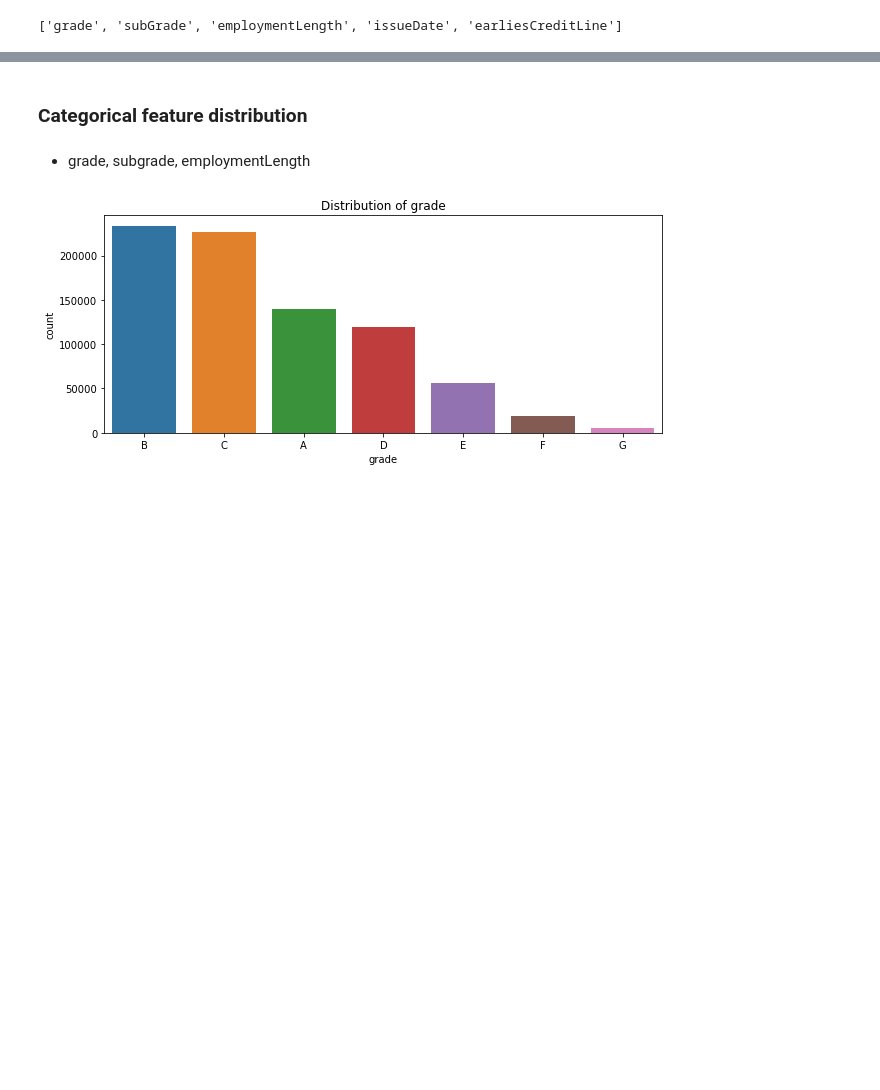
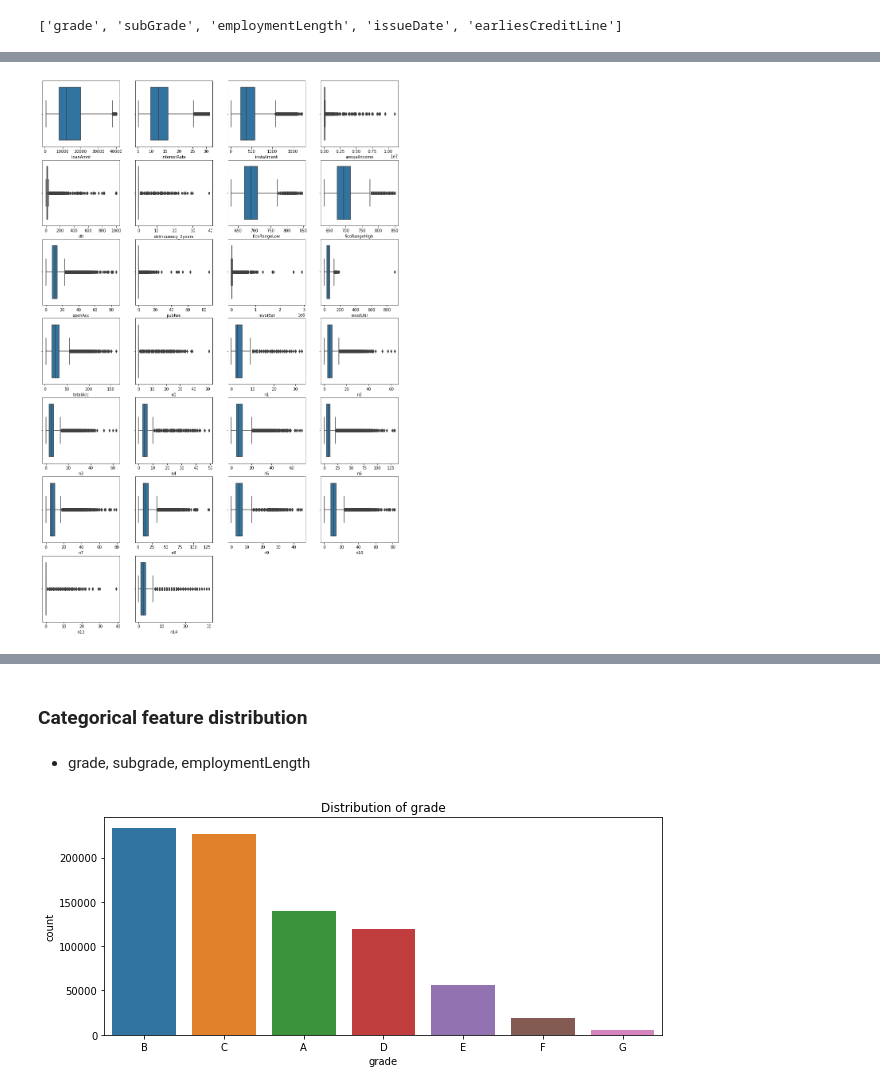
Before and after one commit to Karenou/Loan_default_classification, a Jupyter notebook: EDA.ipynb, the cells around one changed output, grey strips where cells are left out. Drawn from its saved outputs; the diff is of its cells as text; code cells hidden in the pictures; blank space fills up the shorter version.

Commit message:
add boxplot

```diff
--- a/EDA.ipynb
+++ b/EDA.ipynb
@@ -25,8 +25,8 @@ import os
 # %% [markdown]
 ## Read data
 # %%
-train = pd.read_csv("train.csv")
-test = pd.read_csv("testA.csv")
+train = pd.read_csv("data/train.csv")
+test = pd.read_csv("data/testA.csv")
 # %%
 print("There are %d training data" % len(train))
 print("There are %d testing data" % len(test))
@@ -163,3 +138,10 @@ train.describe()
 # %%
 cate_feat = list(train.select_dtypes(include=['object']).columns)
 num_feat = [c for c in train.columns if c not in cate_feat + ['isDefault']]
+
+# numeric value, but are discrete (like categorical features or high dimensional ids)
+
+numeric_discrete_feat = [c for c in unique_values[unique_values["value_cnt"] < 15].index if c != "isDefault" and c not in cate_feat] \
+                        + ['id', 'employmentTitle', 'postCode', 'regionCode', 'title']
+
+numeric_conts_feat = [c for c in num_feat if c not in numeric_discrete_feat]
@@ -211,0 +207,17 @@ numeric_conts_feat
+# %%
+def boxplot(df, col_list, width=12, height=6, save_path=""):
+    num_rows = len(col_list)
+    num_cols = 4
+
+    plt.figure(figsize=(width, height))
+
+    for idx in range(num_rows):
+        plt.subplot(math.ceil(num_rows / num_cols), num_cols, idx + 1)
+        sns.boxplot(df[col_list[idx]])
+
+    if save_path:
+        plt.savefig(save_path)
+# %%
+boxplot(train, numeric_conts_feat, width=16, height=25, save_path="assets/boxplot.png")
+# %% [output]
+[figure, added]
```
Also changed, not shown: parts of 11 cells of this notebook.
